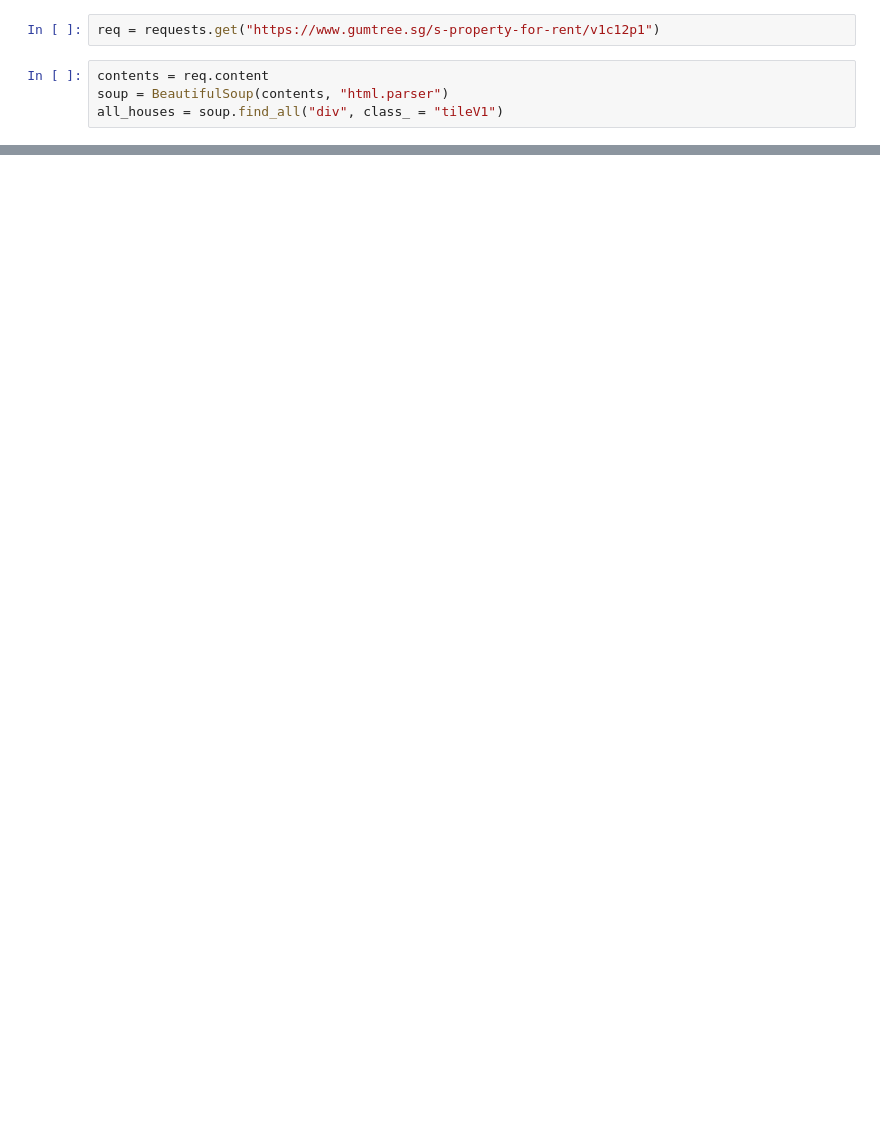
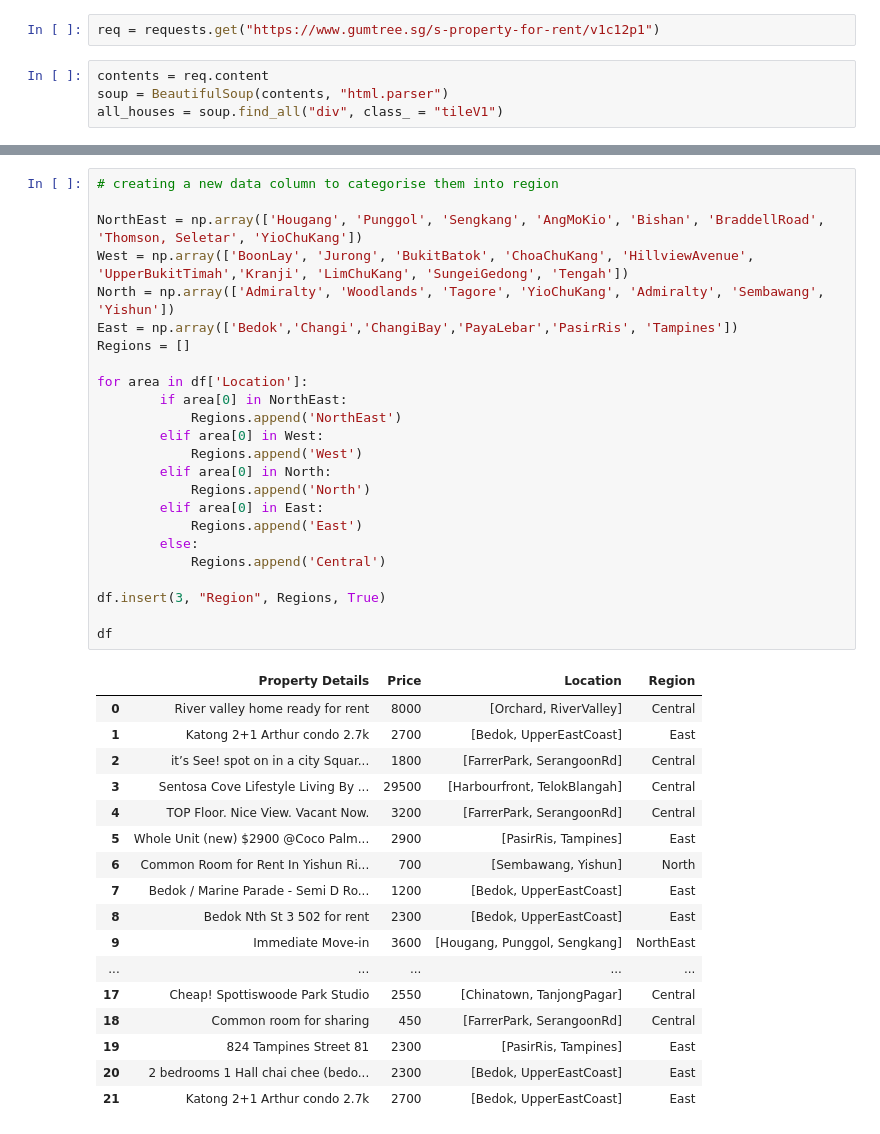
Before and after one commit to Vincentyr/Machine_Learning, a Jupyter notebook: Web Scapping/Web Scrapping - Gumtree.ipynb, the cells around one changed output, grey strips where cells are left out. Saved outputs shown, nothing was run; the diff lists cells and outputs as text; blank space fills up the shorter version.

```diff
--- a/Web Scapping/Web Scrapping - Gumtree.ipynb
+++ b/Web Scapping/Web Scrapping - Gumtree.ipynb
@@ -67,0 +85,42 @@ print(df)
+# %%
+# creating a new data column to categorise them into region
+
+NorthEast = np.array(['Hougang', 'Punggol', 'Sengkang', 'AngMoKio', 'Bishan', 'BraddellRoad', 'Thomson, Seletar', 'YioChuKang'])
+West = np.array(['BoonLay', 'Jurong', 'BukitBatok', 'ChoaChuKang', 'HillviewAvenue', 'UpperBukitTimah','Kranji', 'LimChuKang', 'SungeiGedong', 'Tengah'])
+North = np.array(['Admiralty', 'Woodlands', 'Tagore', 'YioChuKang', 'Admiralty', 'Sembawang', 'Yishun'])
+East = np.array(['Bedok','Changi','ChangiBay','PayaLebar','PasirRis', 'Tampines'])
+Regions = []
+
+for area in df['Location']:
+        if area[0] in NorthEast:
+            Regions.append('NorthEast')
+        elif area[0] in West:
+            Regions.append('West')
+        elif area[0] in North:
+            Regions.append('North')
+        elif area[0] in East:
+            Regions.append('East')
+        else:
+            Regions.append('Central')
+
+df.insert(3, "Region", Regions, True)
+
+df
+# %% [output]
+|  | Property Details | Price | Location | Region |
+| 0 | River valley home ready for rent | 8000 | [Orchard, RiverValley] | Central |
+| 1 | Katong 2+1 Arthur condo 2.7k | 2700 | [Bedok, UpperEastCoast] | East |
+| 2 | it’s See! spot on in a city Squar... | 1800 | [FarrerPark, SerangoonRd] | Central |
+| 3 | Sentosa Cove Lifestyle Living By ... | 29500 | [Harbourfront, TelokBlangah] | Central |
+| 4 | TOP Floor. Nice View. Vacant Now. | 3200 | [FarrerPark, SerangoonRd] | Central |
+| 5 | Whole Unit (new) $2900 @Coco Palm... | 2900 | [PasirRis, Tampines] | East |
+| 6 | Common Room for Rent In Yishun Ri... | 700 | [Sembawang, Yishun] | North |
+| 7 | Bedok / Marine Parade - Semi D Ro... | 1200 | [Bedok, UpperEastCoast] | East |
+| 8 | Bedok Nth St 3 502 for rent | 2300 | [Bedok, UpperEastCoast] | East |
+| 9 | Immediate Move-in | 3600 | [Hougang, Punggol, Sengkang] | NorthEast |
+| ... | ... | ... | ... | ... |
+| 17 | Cheap! Spottiswoode Park Studio | 2550 | [Chinatown, TanjongPagar] | Central |
+| 18 | Common room for sharing | 450 | [FarrerPark, SerangoonRd] | Central |
+| 19 | 824 Tampines Street 81 | 2300 | [PasirRis, Tampines] | East |
+| 20 | 2 bedrooms 1 Hall chai chee (bedo... | 2300 | [Bedok, UpperEastCoast] | East |
+| 21 | Katong 2+1 Arthur condo 2.7k | 2700 | [Bedok, UpperEastCoast] | East |
```
Also changed, not shown: parts of 7 cells of this notebook, 3 other files.
